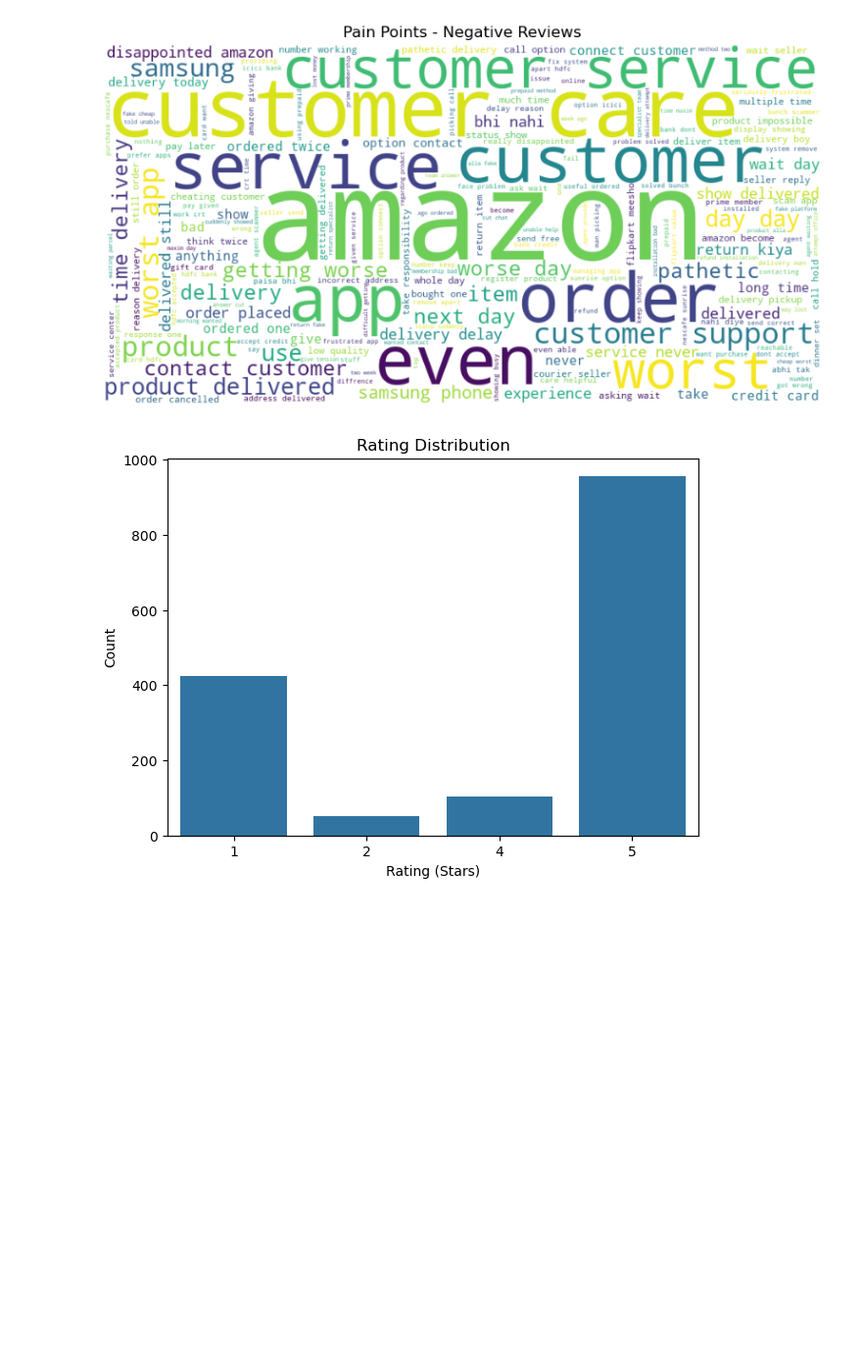
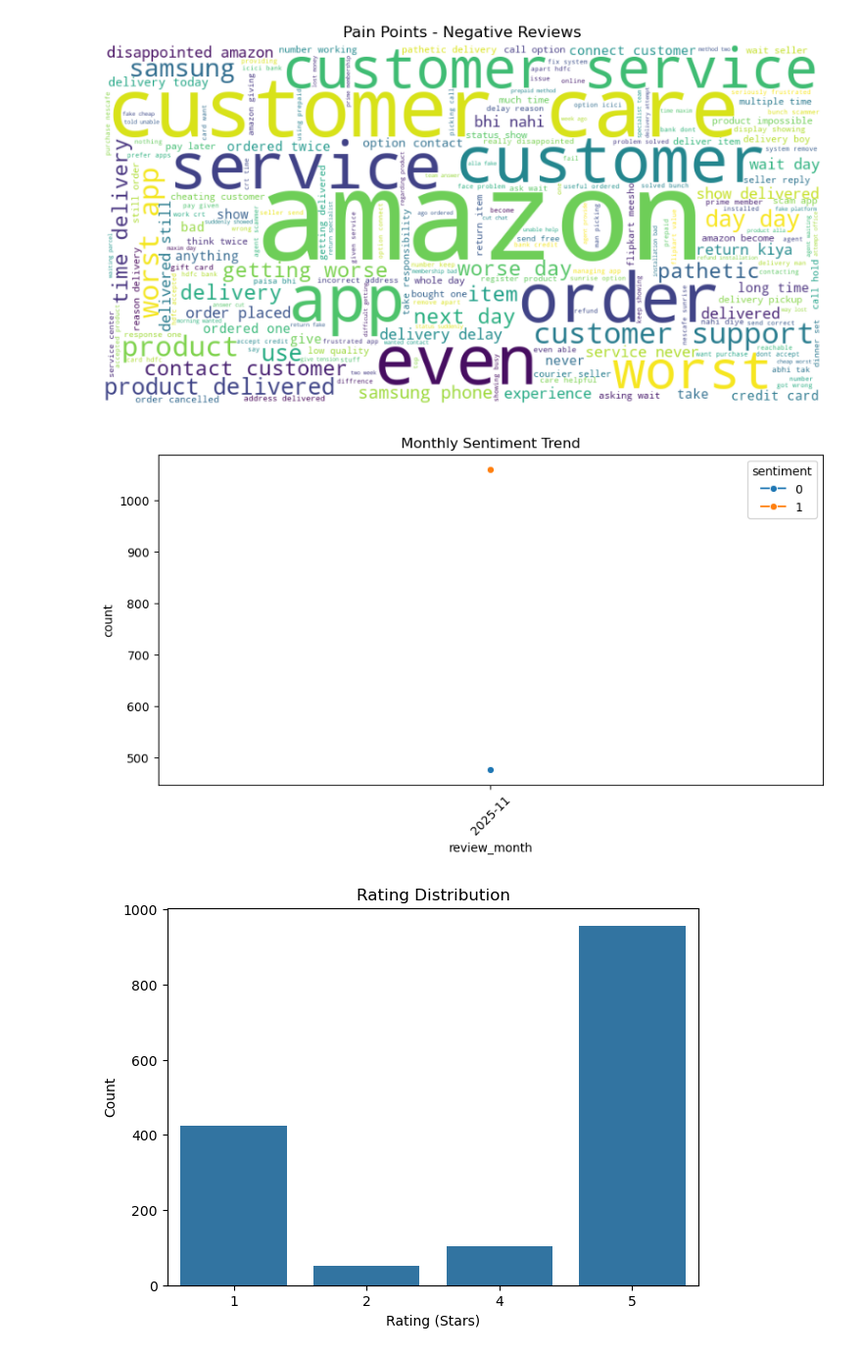
Before and after one commit to Aditya-Raj-Kaushik/ecom-sentiment, a Jupyter notebook: notebooks/eda_and_insights.ipynb, the cells around one changed output. Shown at 98% size. Drawn from its saved outputs; the diff is of its cells as text; code cells hidden in the pictures; blank space fills up the shorter version.

```diff
--- a/notebooks/eda_and_insights.ipynb
+++ b/notebooks/eda_and_insights.ipynb
@@ -77,6 +77,20 @@ plt.show()
 # %% [output]
 [figure]
 [figure]
+# %%
+month_sent = (
+    df.groupby(["review_month", "sentiment"])
+      .size()
+      .reset_index(name="count")
+)
+
+plt.figure(figsize=(10,5))
+sns.lineplot(data=month_sent, x="review_month", y="count", hue="sentiment", marker="o")
+plt.xticks(rotation=45)
+plt.title("Monthly Sentiment Trend")
+plt.show()
+# %% [output]
+[figure, added]
 # %%
 rating_trend = df.groupby("rating").size().reset_index(name="count")
 
```
Also changed, not shown: 4 other files.
